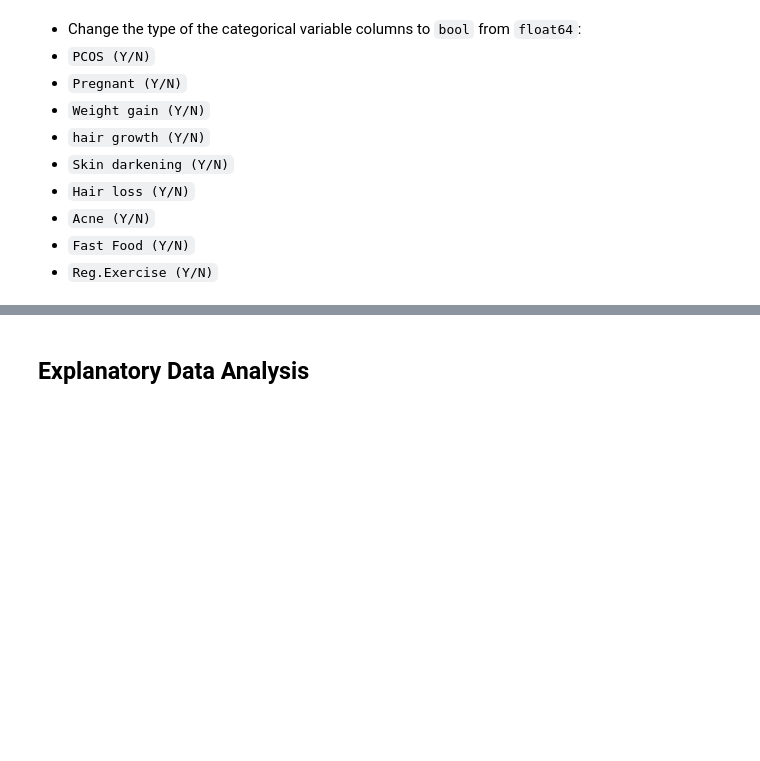
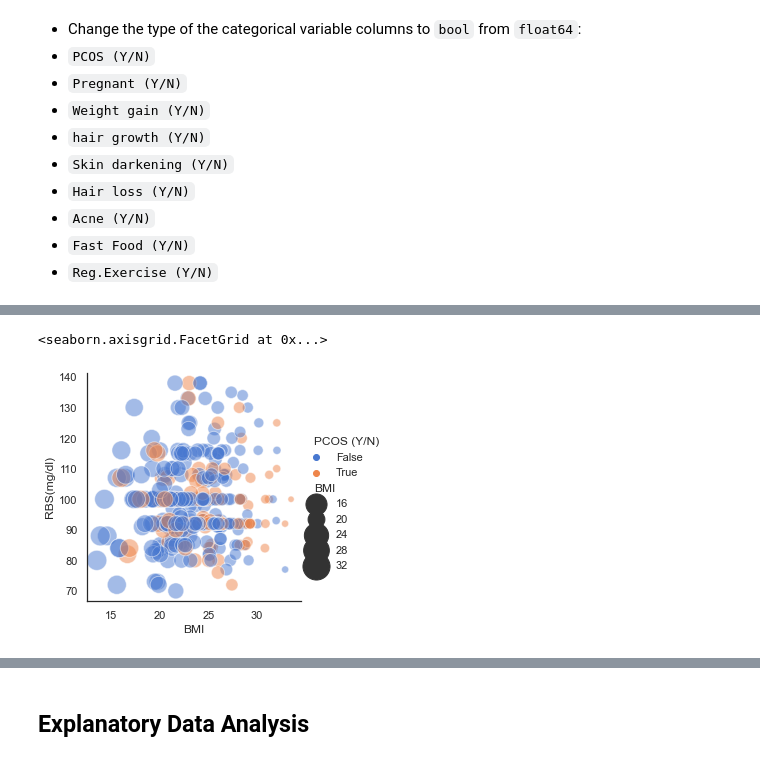
Before and after one commit to powellsarahbeth/PCOS_EDA, a Jupyter notebook: PCOS_Analysis.ipynb, the cells around one changed output, grey strips where cells are left out. Cells and saved outputs as stored; diff of their text form; code cells hidden in the pictures; blank space fills up the shorter version.

```diff
--- a/PCOS_Analysis.ipynb
+++ b/PCOS_Analysis.ipynb
@@ -435,0 +429,6 @@ Create a separate DataFrame for categorical variables:
+# %%
+sns.relplot(x = "BMI", y = "RBS(mg/dl)", hue = "PCOS (Y/N)", size = "BMI",
+           sizes = (400, 40), alpha = .5, palette = "muted", height = 4, data = PCOS_outliers_removed)
+# %% [output]
+<seaborn.axisgrid.FacetGrid at 0x...>
+[figure, added]
```
Also changed, not shown: parts of 81 cells of this notebook.
